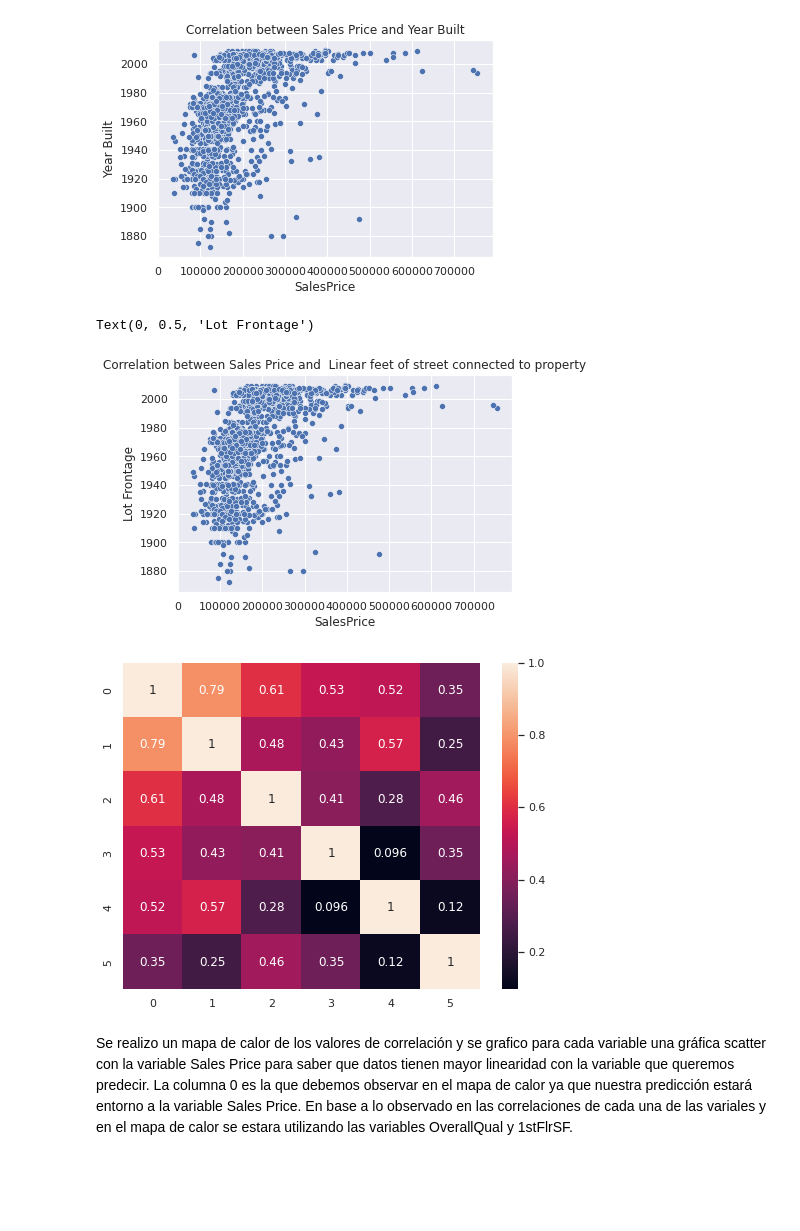
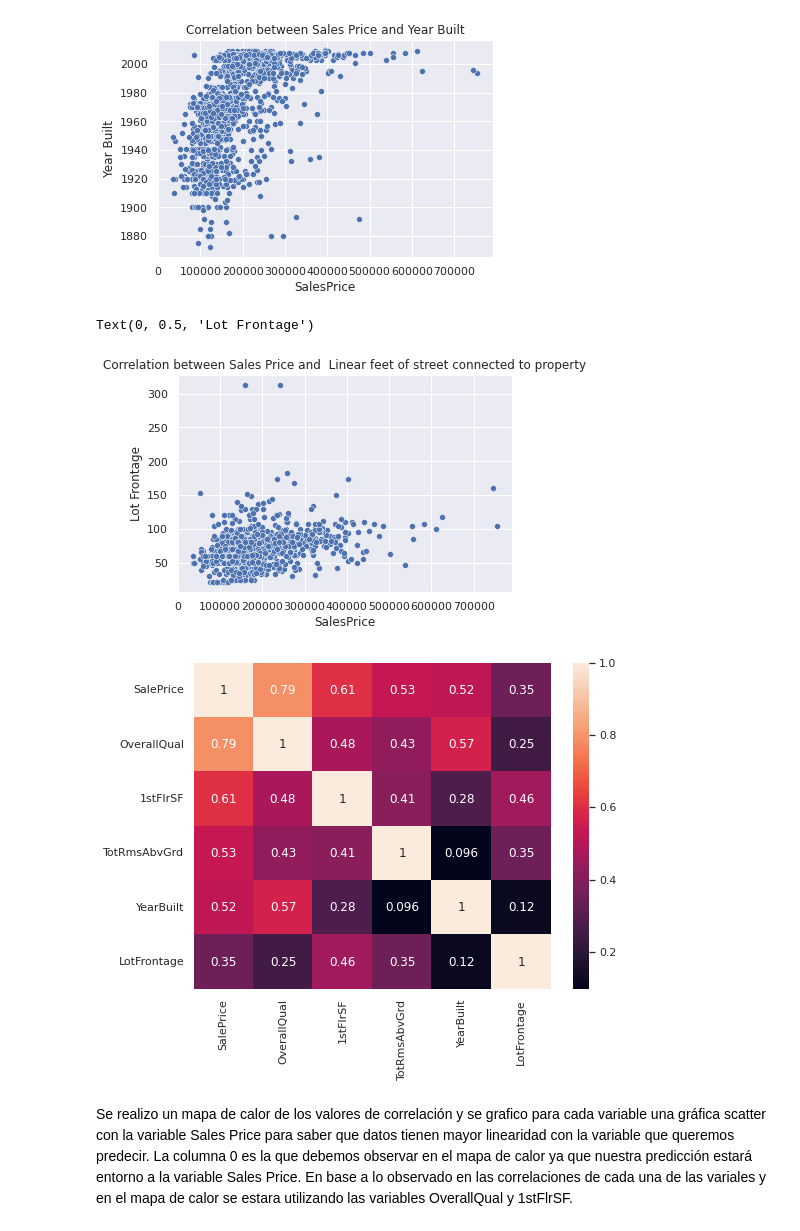
Before and after one commit to bloomfieldfong/Ciencia-de-datos, a Jupyter notebook: Proyecto1.ipynb, the cells around one changed output. Cells and saved outputs as stored; diff of their text form; code cells hidden in the pictures; blank space fills up the shorter version.

```diff
--- a/Proyecto1.ipynb
+++ b/Proyecto1.ipynb
@@ -5,10 +5,12 @@ import numpy as np
 import pandas as pd
 import matplotlib.pyplot as plt
 import seaborn as sns
+from sklearn.linear_model import LinearRegression
 
 file = "proyecto_training_data.npy"
-data = np.load(file, mmap_mode=None, allow_pickle=False, fix_imports=True, encoding='ASCII')
-data = pd.DataFrame(data)
+raw_data = np.load(file)
+header = ["SalePrice","OverallQual","1stFlrSF","TotRmsAbvGrd","YearBuilt","LotFrontage"]
+data = pd.DataFrame(raw_data,columns=header)
 # %% [markdown]
 Separacion de datos de entrenamiento y de pruebas
 # %%
@@ -161,20 +128,20 @@ corrSaleYearBuilt.set_ylabel("Year Built")
 Text(0, 0.5, 'Year Built')
 [figure]
 # %%
-corrSaleLotFrontage= sns.scatterplot(x=data[0], y=data[4], data=data)
+corrSaleLotFrontage= sns.scatterplot(x=data['SalePrice'], y=data['LotFrontage'], data=data)
 corrSaleLotFrontage.set_title("Correlation between Sales Price and  Linear feet of street connected to property")
 corrSaleLotFrontage.set_xlabel("SalesPrice")
 corrSaleLotFrontage.set_ylabel("Lot Frontage")
 # %% [output]
 Text(0, 0.5, 'Lot Frontage')
-[figure, old version]
+[figure, new version]
 # %%
 correlation_table = data.corr(method='pearson')
 plt.figure(figsize=(8, 6))
 sns.heatmap(correlation_table, annot=True)
 plt.show()
 # %% [output]
-[figure, old version]
+[figure, new version]
 # %% [markdown]
 Se realizo un mapa de calor de los valores de correlación y se grafico para cada variable una gráfica scatter con la variable Sales Price para saber que datos tienen mayor linearidad con la variable que queremos predecir.
 La columna 0 es la que debemos observar en el mapa de calor ya que nuestra predicción estará entorno a la variable Sales Price.
```
Also changed, not shown: parts of 47 cells of this notebook.
